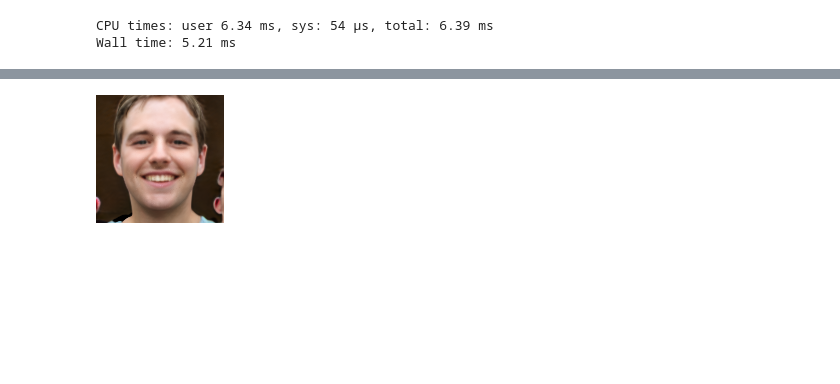
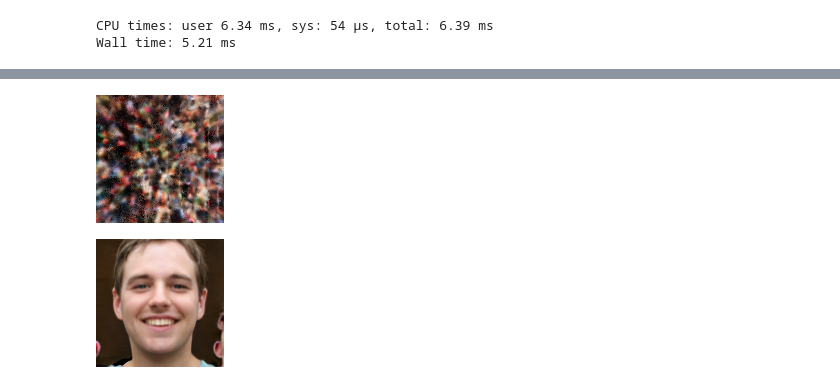
Before and after one commit to Stelath/eg3d-diffused, a Jupyter notebook: interpreter/TestPlanes.ipynb, the cells around one changed output, grey strips where cells are left out. Drawn from its saved outputs; the diff is of its cells as text; code cells hidden in the pictures; blank space fills up the shorter version.

```diff
--- a/interpreter/TestPlanes.ipynb
+++ b/interpreter/TestPlanes.ipynb
@@ -64,3 +64,9 @@ display(tri_img)
+# %%
+tri_img = eg3d.render_planes(triplanes.to('cuda'), None, reshape_planes=True)[0].cpu().detach().numpy()
+tri_img = Image.fromarray(((tri_img + 1) / 2 * 255).astype(np.uint8).clip(0, 255))
+display(tri_img)
+# %% [output]
+[figure, added]
 # %%
 with torch.no_grad():
     out = aec(triplanes.to('cuda'))[0]
```
Also changed, not shown: parts of 4 cells of this notebook, 3 other files.
